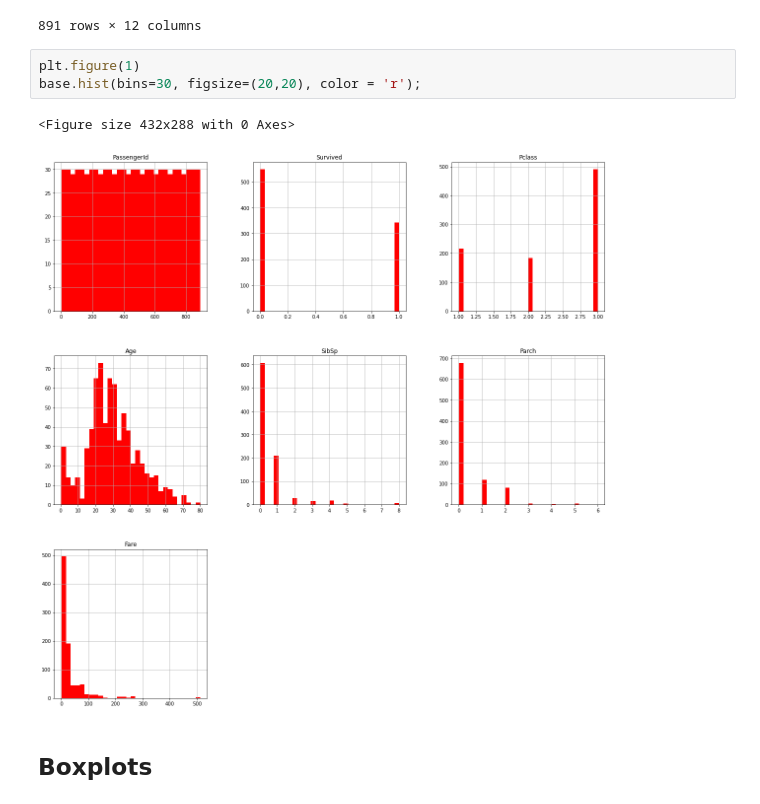
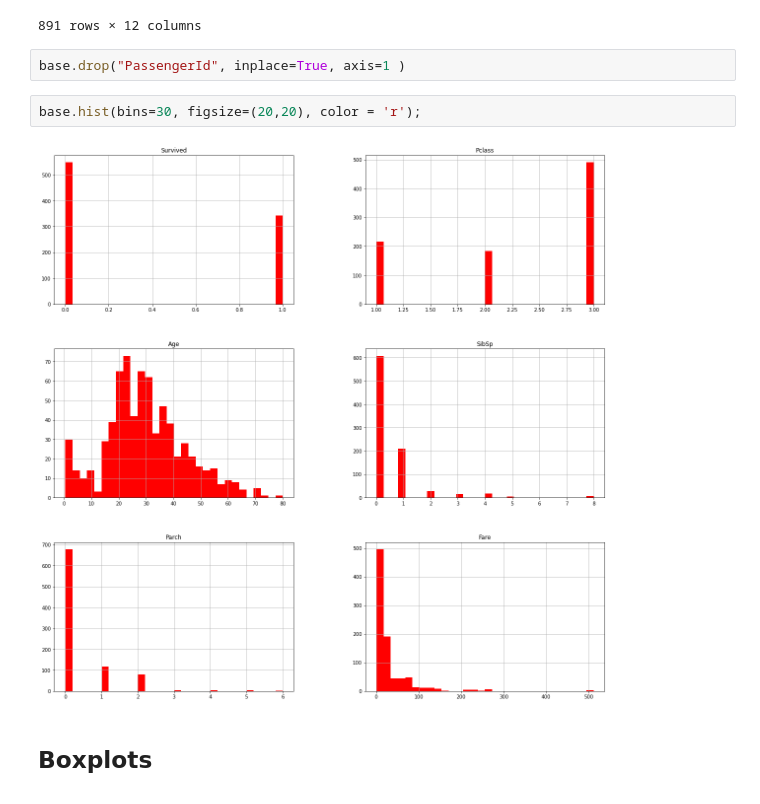
Before and after one commit to 462396942/Analise-descritiva-de-dados-titanic, a Jupyter notebook: analise-dados-titanic.ipynb, the cells around one changed output. Drawn from its saved outputs; the diff is of its cells as text.

```diff
--- a/analise-dados-titanic.ipynb
+++ b/analise-dados-titanic.ipynb
@@ -24,12 +24,12 @@ base
 | 889 | 890 | 1 | 1 | Behr, Mr. Karl Howell | male | 26.0 | 0 | 0 | 111369 | 30.0000 | ... |
 | 890 | 891 | 0 | 3 | Dooley, Mr. Patrick | male | 32.0 | 0 | 0 | 370376 | 7.7500 | ... |
 891 rows × 12 columns
+# %%
+base.drop("PassengerId", inplace=True, axis=1 )
 # %%
-plt.figure(1)
 base.hist(bins=30, figsize=(20,20), color = 'r');
 # %% [output]
-<Figure size 432x288 with 0 Axes>
-[figure, old version]
+[figure, new version]
 # %% [markdown]
 ## Boxplots
 # %%
```
Also changed, not shown: parts of 10 cells of this notebook.
